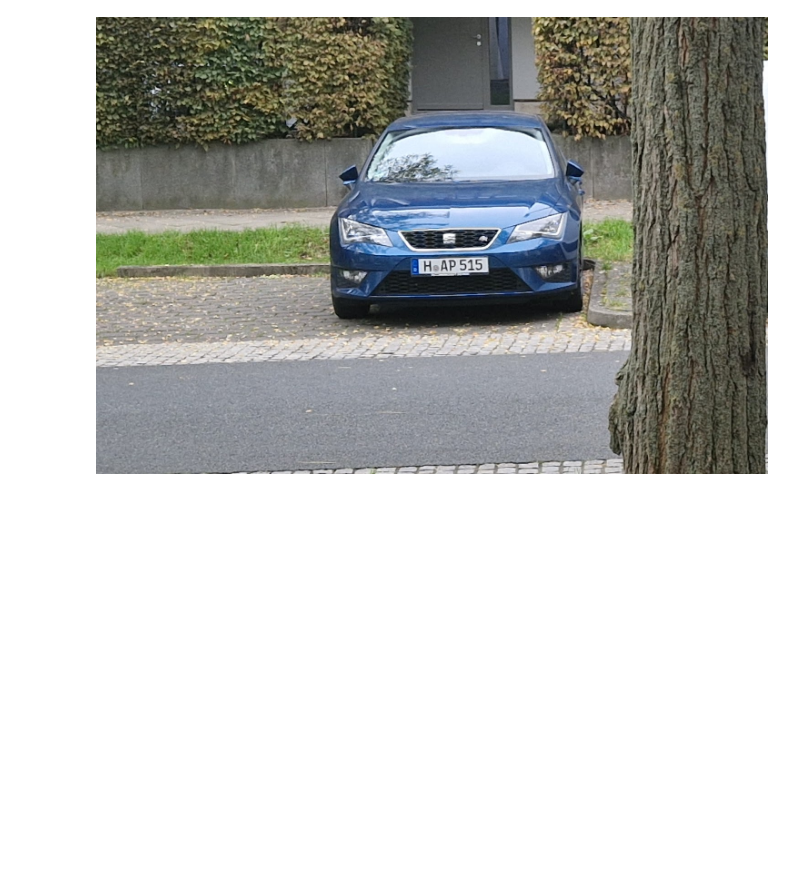
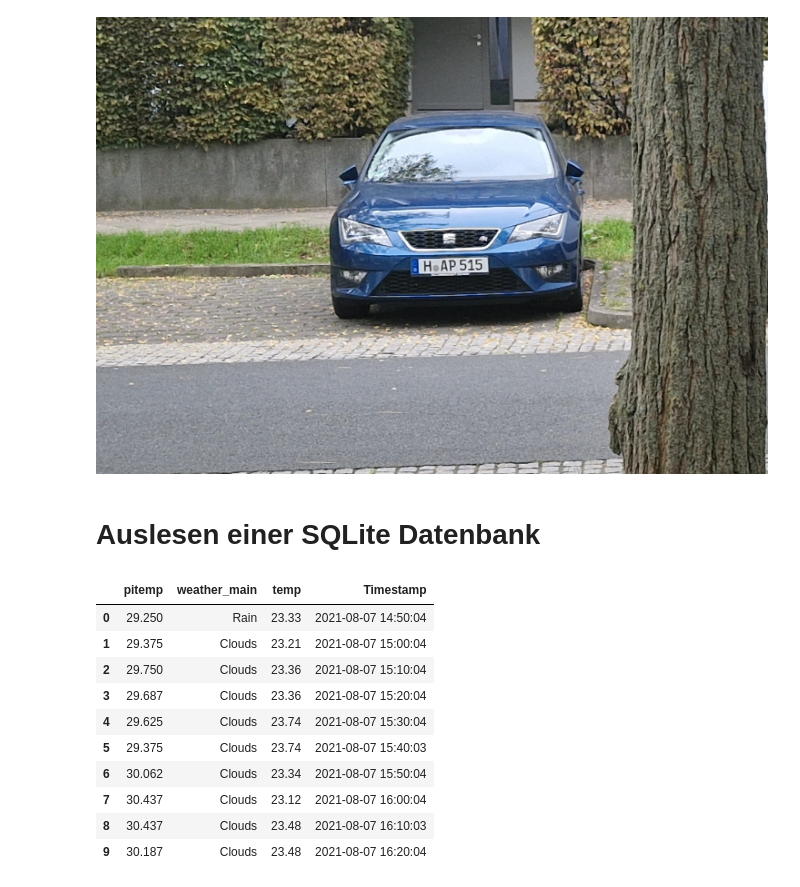
Before and after one commit to jtuttas/vscode-remote-try-python, a Jupyter notebook: test.ipynb, the cells around one changed output. Drawn from its saved outputs; the diff is of its cells as text; code cells hidden in the pictures; blank space fills up the shorter version.

```diff
--- a/test.ipynb
+++ b/test.ipynb
@@ -32,3 +32,32 @@ image_path = './data/cars.jpg'
 display(Image(filename=image_path))
 # %% [output]
 [figure]
+# %% [markdown]
+# Auslesen einer SQLite Datenbank
+# %%
+import sqlite3
+import pandas as pd
+
+# Verbindung zur SQLite-Datenbank herstellen
+conn = sqlite3.connect('data/tuweather.db')
+
+# Daten in ein Pandas DataFrame lesen
+df = pd.read_sql_query("SELECT pitemp,weather_main,temp,Timestamp FROM weather Limit 10", conn)
+
+# Verbindung schließen
+conn.close()
+
+# DataFrame anzeigen (optional)
+df
+# %% [output]
+|  | pitemp | weather_main | temp | Timestamp |
+| 0 | 29.250 | Rain | 23.33 | 2021-08-07 14:50:04 |
+| 1 | 29.375 | Clouds | 23.21 | 2021-08-07 15:00:04 |
+| 2 | 29.750 | Clouds | 23.36 | 2021-08-07 15:10:04 |
+| 3 | 29.687 | Clouds | 23.36 | 2021-08-07 15:20:04 |
+| 4 | 29.625 | Clouds | 23.74 | 2021-08-07 15:30:04 |
+| 5 | 29.375 | Clouds | 23.74 | 2021-08-07 15:40:03 |
+| 6 | 30.062 | Clouds | 23.34 | 2021-08-07 15:50:04 |
+| 7 | 30.437 | Clouds | 23.12 | 2021-08-07 16:00:04 |
+| 8 | 30.437 | Clouds | 23.48 | 2021-08-07 16:10:03 |
+| 9 | 30.187 | Clouds | 23.48 | 2021-08-07 16:20:04 |
```
